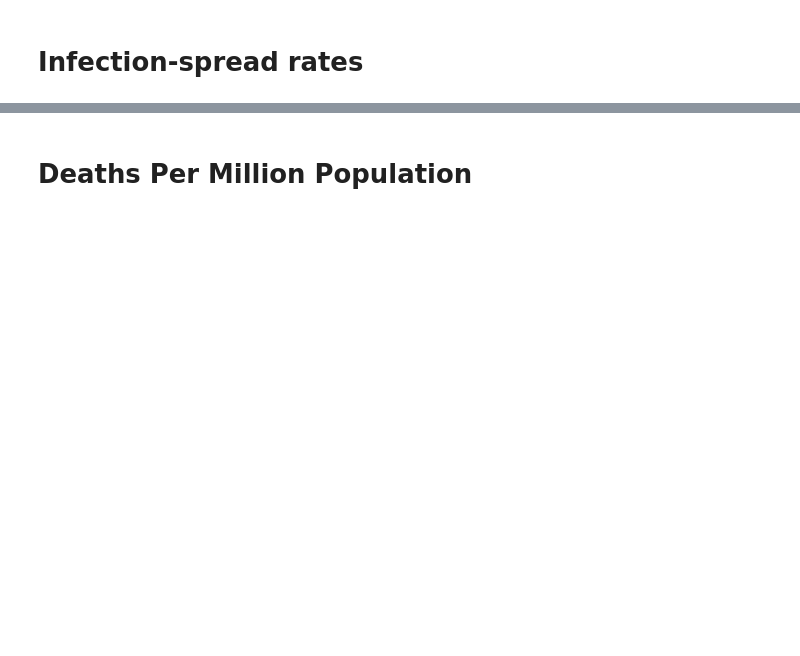
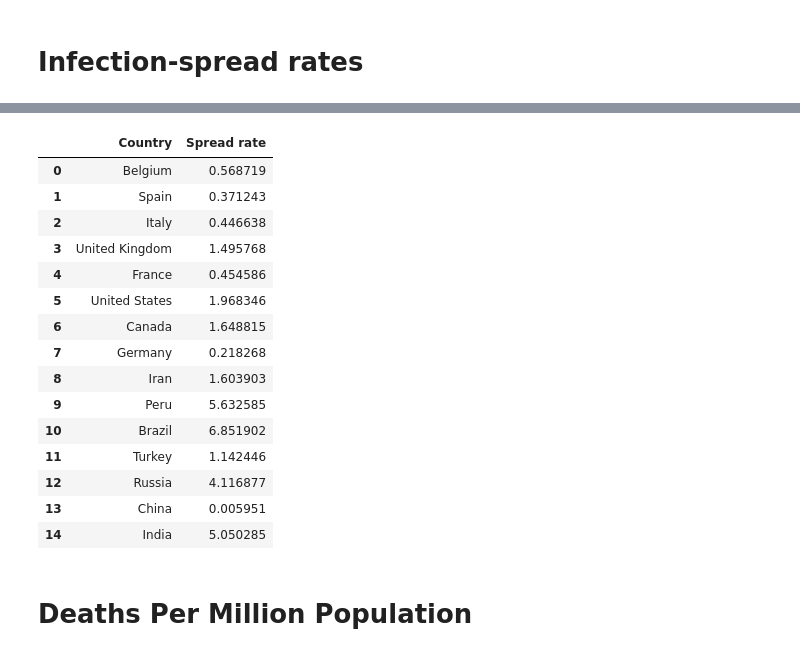
Before and after one commit to Guneetgstar/covid19, a Jupyter notebook: _notebooks/2020-05-15-relation-in-deaths-and-number-of-cases.ipynb, the cells around one changed output, grey strips where cells are left out. Drawn from its saved outputs; the diff is of its cells as text; code cells hidden in the pictures; blank space fills up the shorter version.

```diff
--- a/_notebooks/2020-05-15-relation-in-deaths-and-number-of-cases.ipynb
+++ b/_notebooks/2020-05-15-relation-in-deaths-and-number-of-cases.ipynb
@@ -164,6 +191,34 @@ lines = base.mark_line().add_selection(
 lines
 # %% [output]
 [interactive output not drawn]
+# %%
+#hide_input
+source= every_country_data[every_country_data.total_confirmed>atLeast]
+
+death_table=pd.DataFrame(columns={'Country','Spread rate'})
+for each in countries:
+    temp=source[source['location']==each]
+    # display(temp)
+    death_table=death_table.append([{'Country':each, 'Spread rate' : temp.percent_change.tail(1).to_list()[0]}])
+death_table=death_table.reset_index().drop('index',axis=1)
+death_table
+# %% [output]
+|  | Country | Spread rate |
+| 0 | Belgium | 0.568719 |
+| 1 | Spain | 0.371243 |
+| 2 | Italy | 0.446638 |
+| 3 | United Kingdom | 1.495768 |
+| 4 | France | 0.454586 |
+| 5 | United States | 1.968346 |
+| 6 | Canada | 1.648815 |
+| 7 | Germany | 0.218268 |
+| 8 | Iran | 1.603903 |
+| 9 | Peru | 5.632585 |
+| 10 | Brazil | 6.851902 |
+| 11 | Turkey | 1.142446 |
+| 12 | Russia | 4.116877 |
+| 13 | China | 0.005951 |
+| 14 | India | 5.050285 |
 # %%
 #hide
 ddata = ddata.rename(columns={"total_deaths": "total_cases"})
```
Also changed, not shown: parts of 8 cells of this notebook, 5 other files.
